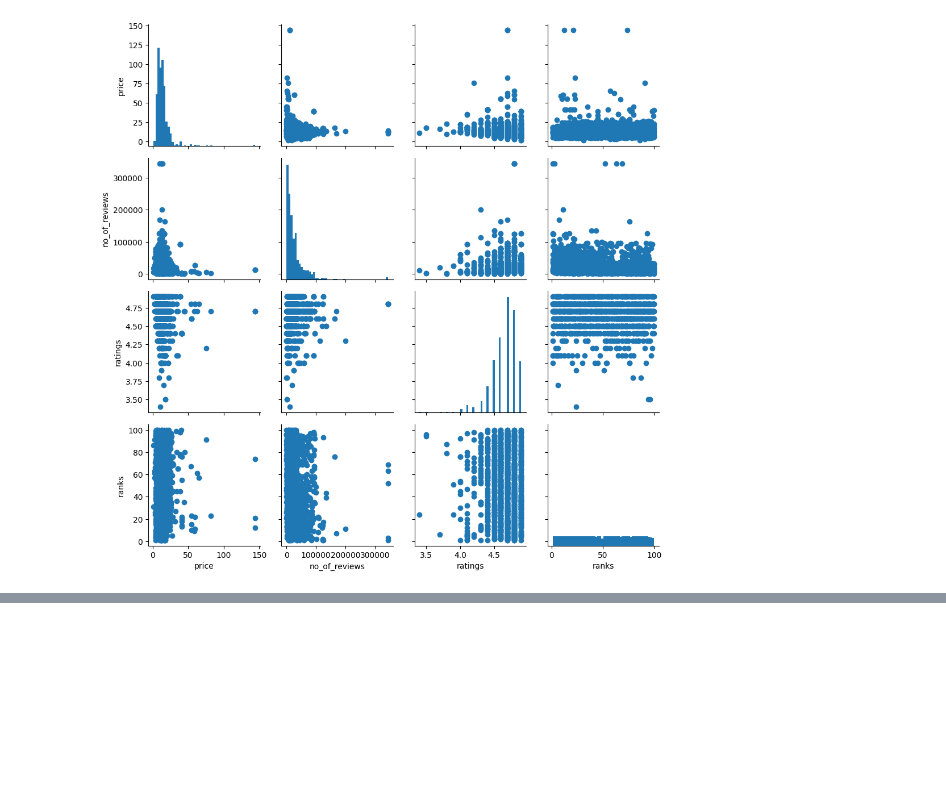
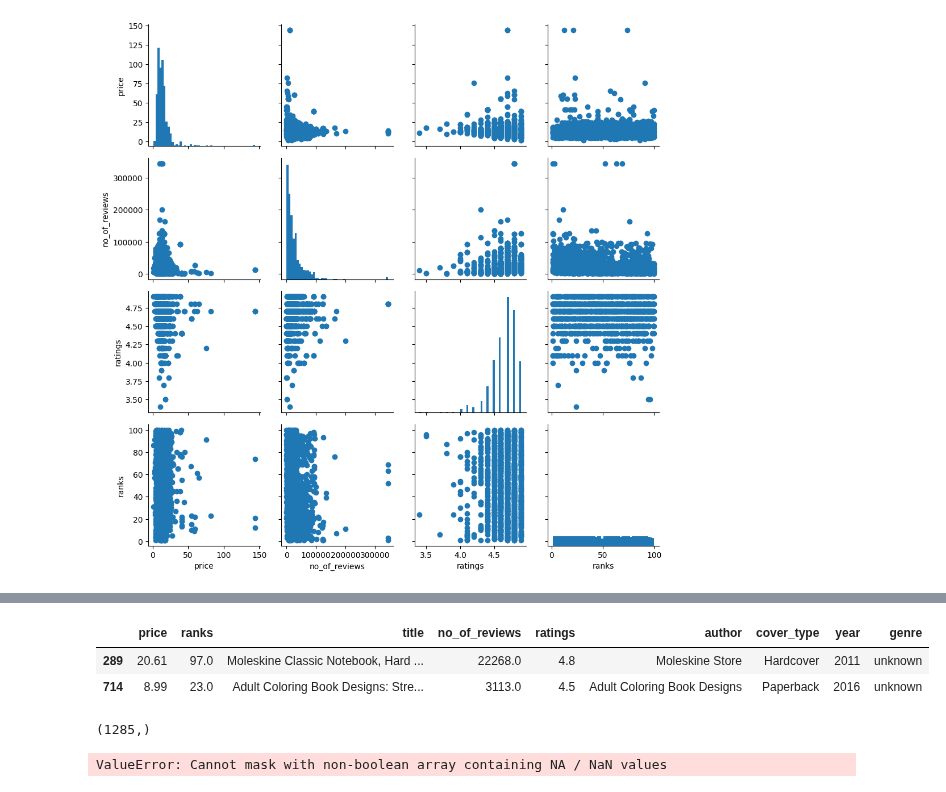
Before and after one commit to latifkara/dataScienceProjects, a Jupyter notebook: TopBookList/BookList.ipynb, the cells around one changed output, grey strips where cells are left out. Drawn from its saved outputs; the diff is of its cells as text; code cells hidden in the pictures; blank space fills up the shorter version.

```diff
--- a/TopBookList/BookList.ipynb
+++ b/TopBookList/BookList.ipynb
@@ -346,0 +389,14 @@ g.map_offdiag(plt.scatter)
+# %%
+books_df[books_df['genre'] == 'unknown']
+# %% [output]
+|  | price | ranks | title | no_of_reviews | ratings | author | cover_type | year | genre |
+| 289 | 20.61 | 97.0 | Moleskine Classic Notebook, Hard ... | 22268.0 | 4.8 | Moleskine Store | Hardcover | 2011 | unknown |
+| 714 | 8.99 | 23.0 | Adult Coloring Book Designs: Stre... | 3113.0 | 4.5 | Adult Coloring Book Designs | Paperback | 2016 | unknown |
+# %%
+books_df.genre.shape
+# %% [output]
+(1285,)
+# %%
+books_df[books_df.genre.str.contains('unknown')]
+# %% [output]
+ValueError: Cannot mask with non-boolean array containing NA / NaN values
```
Also changed, not shown: parts of 7 cells of this notebook.
